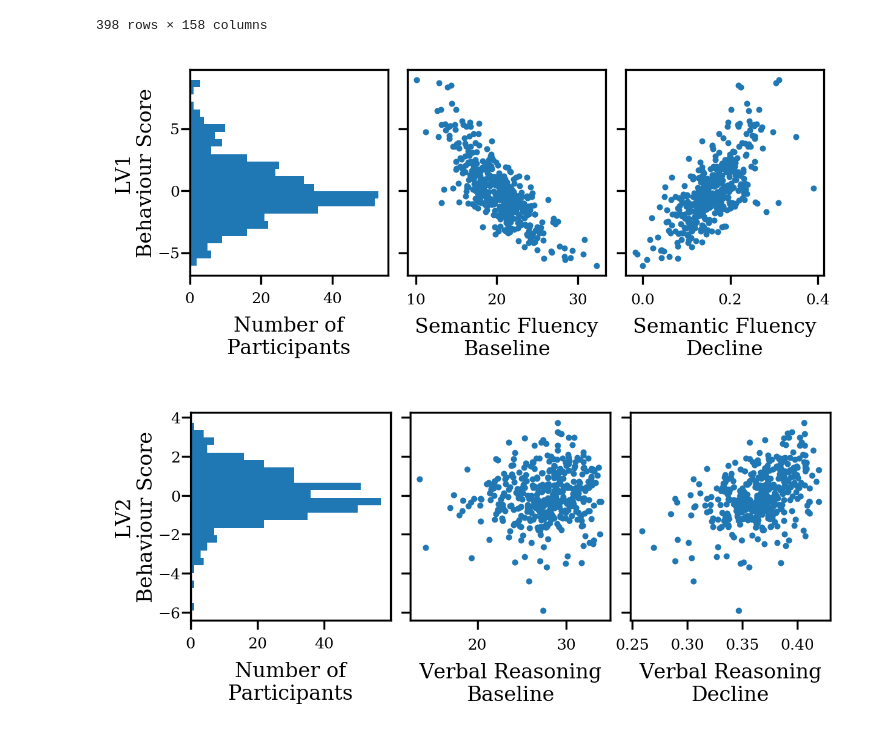
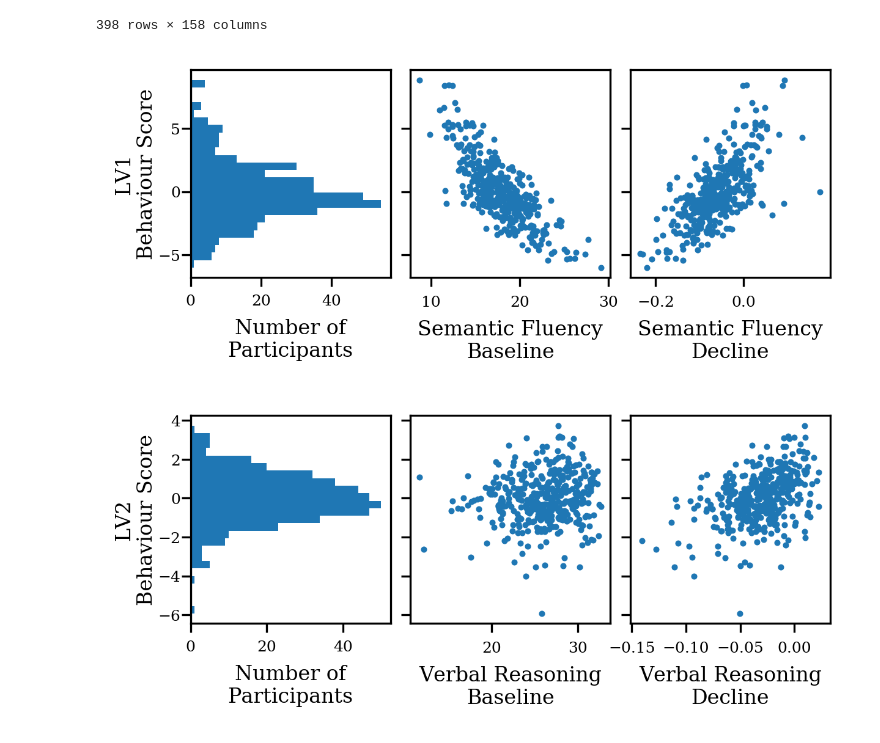
Before and after one commit to raihaan/micro-cog-nmf, a Jupyter notebook: analysis/pls_time.age_ph5-11/k10/int-slope/paperfigs_figure4.ipynb, the cells around one changed output. Drawn from its saved outputs; the diff is of its cells as text; code cells hidden in the pictures.

```diff
--- a/analysis/pls_time.age_ph5-11/k10/int-slope/paperfigs_figure4.ipynb
+++ b/analysis/pls_time.age_ph5-11/k10/int-slope/paperfigs_figure4.ipynb
@@ -102,34 +102,34 @@ df_demo_pls
 # %%
 fig, (ax1, ax2, ax3) = plt.subplots(1,3, figsize = (4.5,1.5), dpi=300, sharey=True)
 plt.subplots_adjust(wspace = 0.1)
 ax1.hist(df_demo_pls['vsc_LV_1'].values.flatten(),bins=25, orientation='horizontal')
 ax1.set_ylabel('LV1\nBehaviour Score', fontsize=8, labelpad=0.5)
 ax1.set_xlabel('Number of\nParticipants', fontsize=8)
 ax1.tick_params(axis='both', labelsize=6, pad=0.5)
 ax1.tick_params(axis='x', which='major',pad=3)
 #plt.title('Histogram of LV1 Behaviour Scores')
 #plt.savefig("lv1_behavscore_hist.png",bbox_inches='tight', dpi = 'figure')
 #plt.show()
 
 x=df_demo_pls['vsc_LV_1'].values.flatten()
 y=df_demo_pls['intercept_animals'].values.flatten()
 ax2.scatter(y,x,s=2)
 ax2.tick_params(axis='both', labelsize=6)
 #ax2.tick_params(axis='y', pad=10)
 #ax2.set_xlabel('LV1 Behaviour Score',fontsize=8)
 ax2.set_xlabel('Semantic Fluency\nBaseline',fontsize=8)
 #plt.savefig("lv1_behavscore_vs_semint.png",bbox_inches='tight', dpi = 'figure')
 
 x=df_demo_pls['vsc_LV_1'].values.flatten()
-y=df_demo_pls['time_p1_animals'].values.flatten()
+y=df_demo_pls['time_since_ph5_animals'].values.flatten()
 ax3.scatter(y,x,s=2)
 ax3.tick_params(axis='both', labelsize=6)
 #ax3.set_xlabel('LV1 Behaviour Score',fontsize=8)
 ax3.set_xlabel('Semantic Fluency\nDecline',fontsize=8)
 plt.savefig("subplot_lv1hist_lv1_vs_cog_flat.png",bbox_inches='tight', dpi = 'figure')
 plt.show()
 # %% [output]
-[figure, old version]
+[figure, new version]
 # %%
 fig, (ax1, ax2, ax3) = plt.subplots(1,3, figsize = (4.5, 1.5), dpi=300, sharey=True)
 plt.subplots_adjust(wspace = 0.1)
@@ -153,7 +153,7 @@ ax2.set_xlabel('Verbal Reasoning\nBaseline',fontsize=8)
 #plt.savefig("lv1_behavscore_vs_semint.png",bbox_inches='tight', dpi = 'figure')
 
 x=df_demo_pls['vsc_LV_2'].values.flatten()
-y=df_demo_pls['time_p1_ahverb'].values.flatten()
+y=df_demo_pls['time_since_ph5_ahverb'].values.flatten()
 ax3.scatter(y,x,s=2)
 ax3.tick_params(axis='both', labelsize=6)
 #ax3.set_xlabel('LV1 Behaviour Score',fontsize=8)
@@ -161,4 +161,4 @@ ax3.set_xlabel('Verbal Reasoning\nDecline',fontsize=8)
 plt.savefig("subplot_lv2hist_lv2_vs_cog_flat.png",bbox_inches='tight', dpi = 'figure')
 plt.show()
 # %% [output]
-[figure, old version]
+[figure, new version]
```
Also changed, not shown: parts of 3 cells of this notebook, 1 other file.
